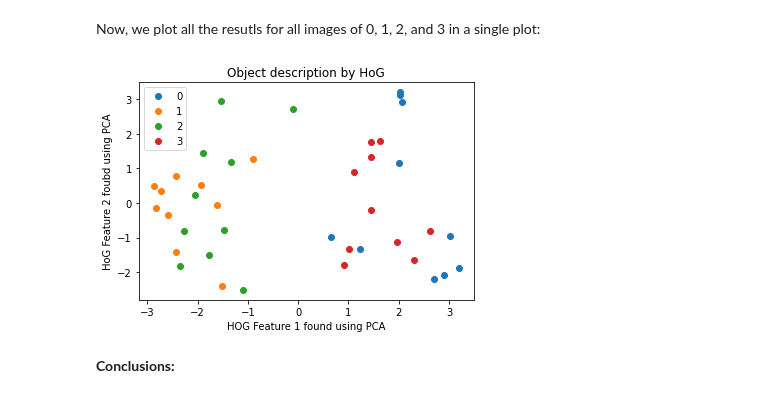
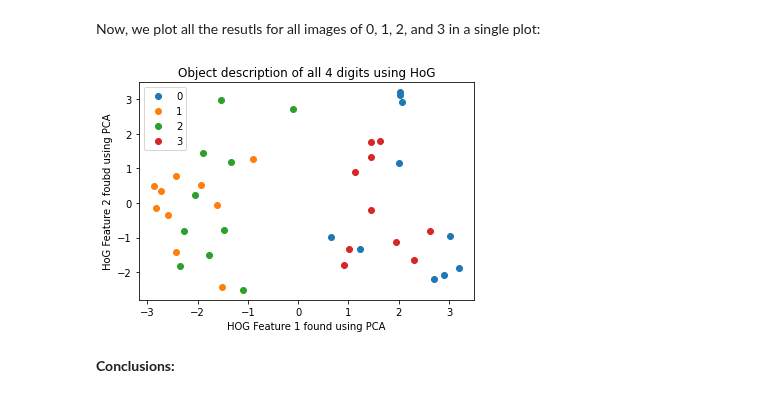
Before and after one commit to dhruti96shah/iapr-2020, a Jupyter notebook: labs/lab_02_object_description_zahra.ipynb, the cells around one changed output. Drawn from its saved outputs; the diff is of its cells as text; code cells hidden in the pictures.

Commit message:
add plots for all digits in part 2

```diff
--- a/labs/lab_02_object_description_zahra.ipynb
+++ b/labs/lab_02_object_description_zahra.ipynb
@@ -374,17 +407,17 @@ Now, we plot all the resutls for all images of 0, 1, 2, and 3 in a single plot:
 # %%
 # Plot all HoG results in a single plot
 zeros = plt.plot(features_2d.transpose()[0][10:20],features_2d.transpose()[1][10:20],"o", label="0")
 ones = plt.plot(features_2d.transpose()[0][0:10],features_2d.transpose()[1][0:10], "o", label="1")
 twos = plt.plot(features_2d_2.transpose()[0][10:20],features_2d_2.transpose()[1][10:20],"o", label="2")
 threes = plt.plot(features_2d_2.transpose()[0][0:10],features_2d_2.transpose()[1][0:10], "o", label="3")
 
 plt.xlabel('HOG Feature 1 found using PCA')
 plt.ylabel('HoG Feature 2 foubd using PCA')
-plt.title('Object description by HoG')
+plt.title('Object description of all 4 digits using HoG')
 plt.legend(loc=2)
 
 plt.show()
 # %% [output]
-[figure, old version]
+[figure, new version]
 # %% [markdown]
 __Conclusions:__
```
Also changed, not shown: parts of 6 cells of this notebook.
